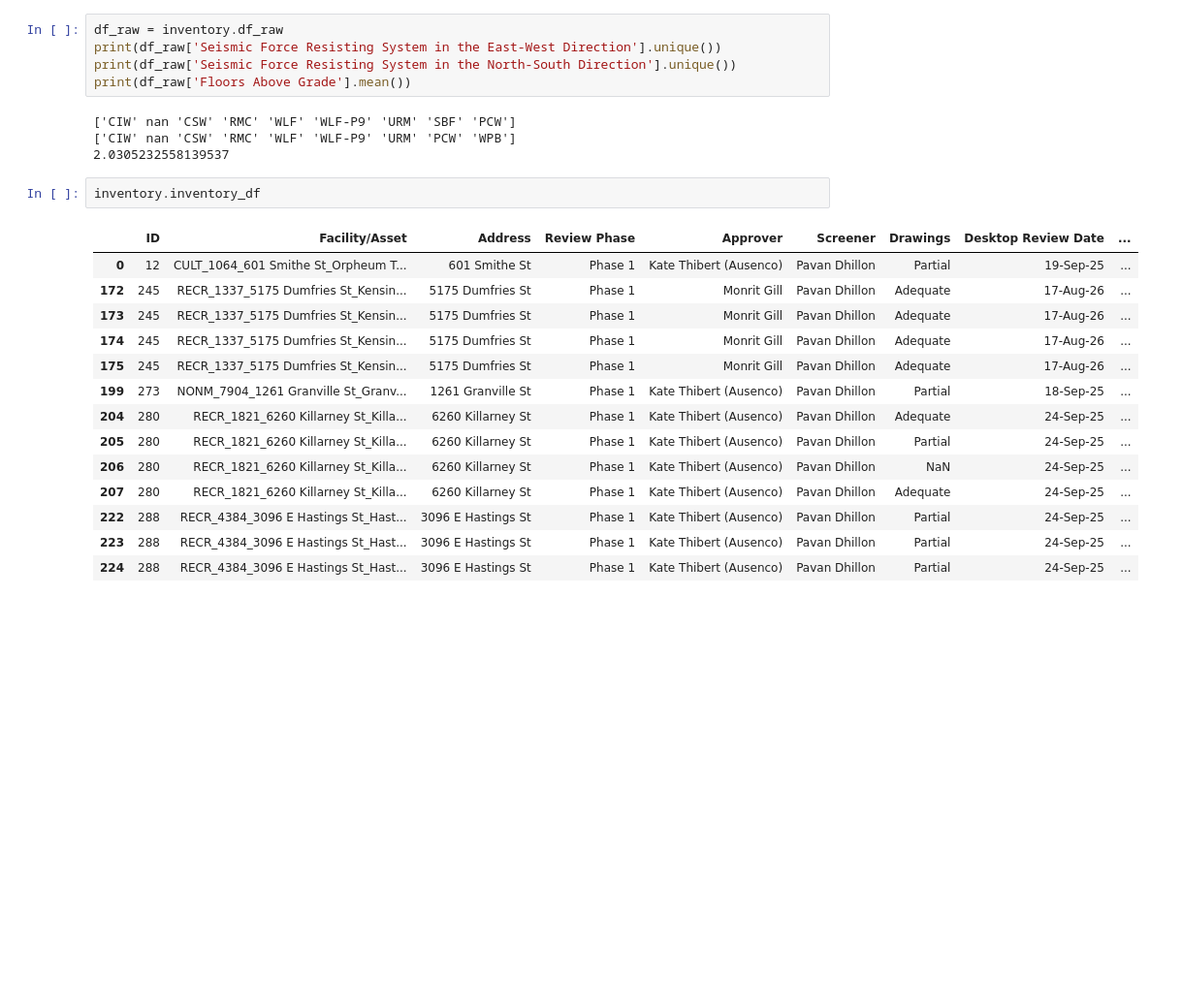
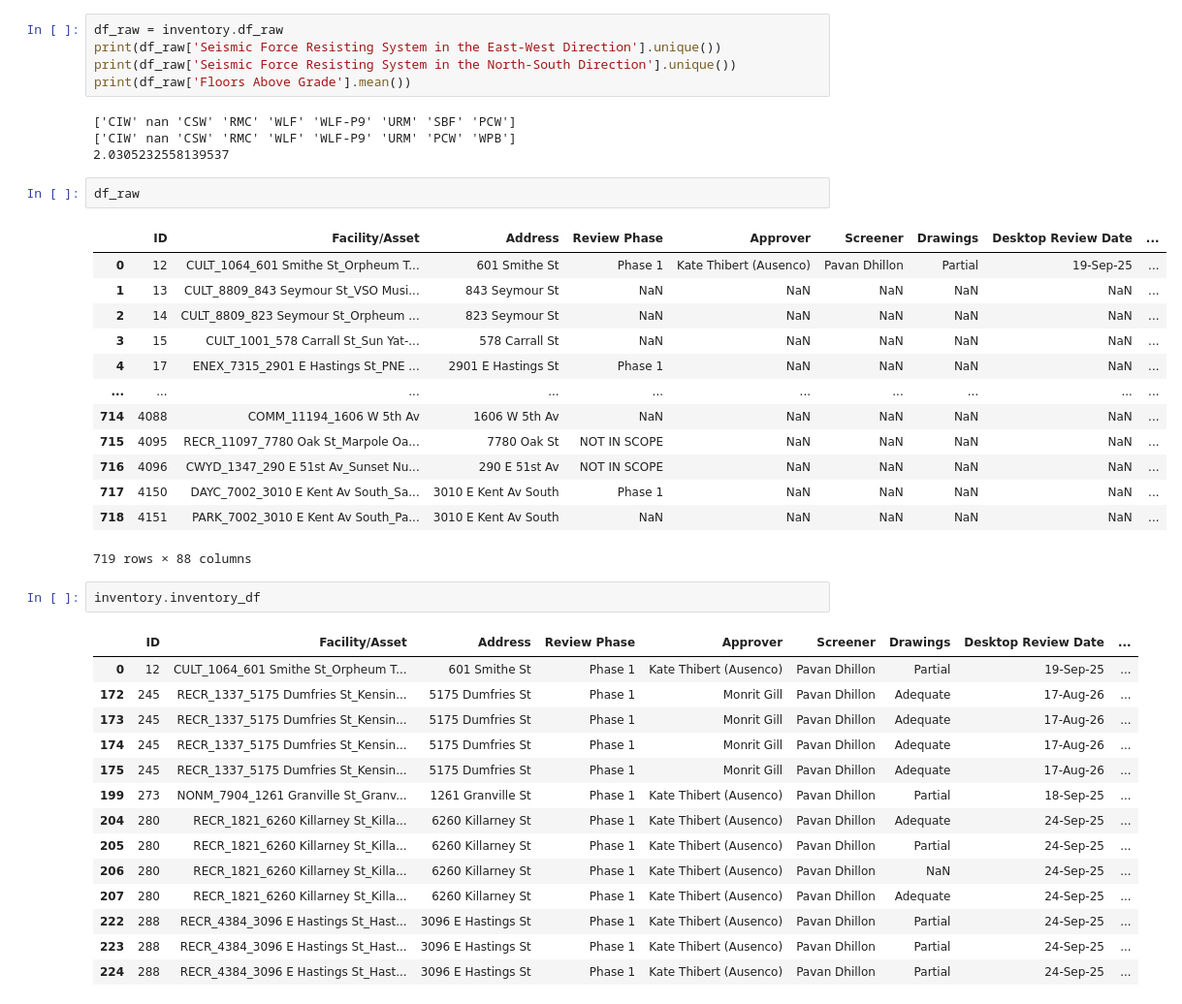
Before and after one commit to hgp297/oq-vmtk, a Jupyter notebook: demos/cov_refm/cov_workshop.ipynb, the cells around one changed output. Shown at 97% size. Drawn from its saved outputs; the diff is of its cells as text; blank space fills up the shorter version.

```diff
--- a/demos/cov_refm/cov_workshop.ipynb
+++ b/demos/cov_refm/cov_workshop.ipynb
@@ -61,6 +61,22 @@ print(df_raw['Floors Above Grade'].mean())
 ['CIW' nan 'CSW' 'RMC' 'WLF' 'WLF-P9' 'URM' 'SBF' 'PCW']
 ['CIW' nan 'CSW' 'RMC' 'WLF' 'WLF-P9' 'URM' 'PCW' 'WPB']
 2.0305232558139537
+# %%
+df_raw
+# %% [output]
+|  | ID | Facility/Asset | Address | Review Phase | Approver | Screener | Drawings | Desktop Review Date | ... |
+| 0 | 12 | CULT_1064_601 Smithe St_Orpheum T... | 601 Smithe St | Phase 1 | Kate Thibert (Ausenco) | Pavan Dhillon | Partial | 19-Sep-25 | ... |
+| 1 | 13 | CULT_8809_843 Seymour St_VSO Musi... | 843 Seymour St | NaN | NaN | NaN | NaN | NaN | ... |
+| 2 | 14 | CULT_8809_823 Seymour St_Orpheum ... | 823 Seymour St | NaN | NaN | NaN | NaN | NaN | ... |
+| 3 | 15 | CULT_1001_578 Carrall St_Sun Yat-... | 578 Carrall St | NaN | NaN | NaN | NaN | NaN | ... |
+| 4 | 17 | ENEX_7315_2901 E Hastings St_PNE ... | 2901 E Hastings St | Phase 1 | NaN | NaN | NaN | NaN | ... |
+| ... | ... | ... | ... | ... | ... | ... | ... | ... | ... |
+| 714 | 4088 | COMM_11194_1606 W 5th Av | 1606 W 5th Av | NaN | NaN | NaN | NaN | NaN | ... |
+| 715 | 4095 | RECR_11097_7780 Oak St_Marpole Oa... | 7780 Oak St | NOT IN SCOPE | NaN | NaN | NaN | NaN | ... |
+| 716 | 4096 | CWYD_1347_290 E 51st Av_Sunset Nu... | 290 E 51st Av | NOT IN SCOPE | NaN | NaN | NaN | NaN | ... |
+| 717 | 4150 | DAYC_7002_3010 E Kent Av South_Sa... | 3010 E Kent Av South | Phase 1 | NaN | NaN | NaN | NaN | ... |
+| 718 | 4151 | PARK_7002_3010 E Kent Av South_Pa... | 3010 E Kent Av South | NaN | NaN | NaN | NaN | NaN | ... |
+719 rows × 88 columns
 # %%
 inventory.inventory_df
 # %% [output]
```
Also changed, not shown: parts of 7 cells of this notebook, 3 other files.
